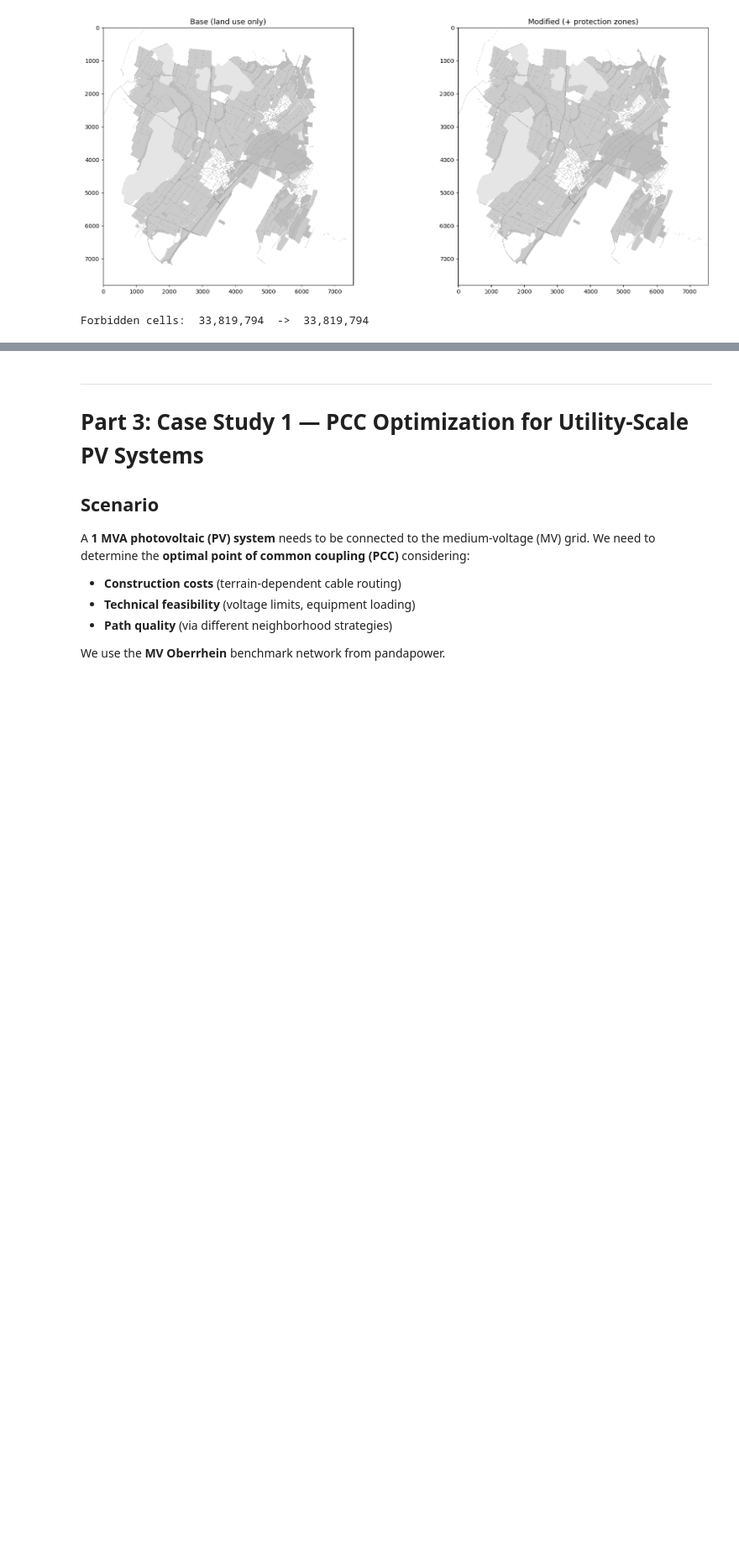
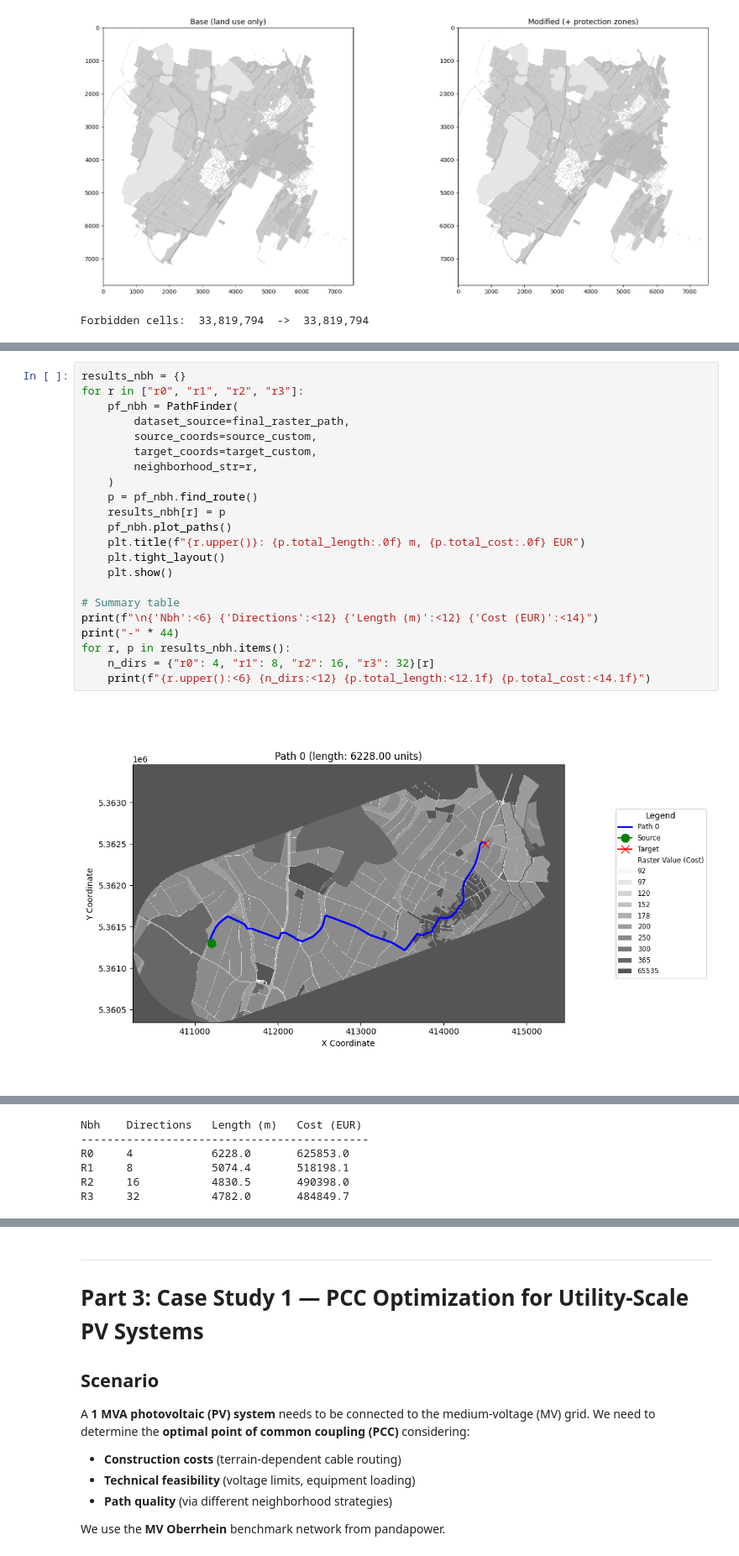
Before and after one commit to mfranz13/pyorps, a Jupyter notebook: tutorial/OSMSES_2026_Tutorial_PYORPS_full.ipynb, the cells around one changed output, grey strips where cells are left out. Shown at 84% size. Drawn from its saved outputs; the diff is of its cells as text; blank space fills up the shorter version.

```diff
--- a/tutorial/OSMSES_2026_Tutorial_PYORPS_full.ipynb
+++ b/tutorial/OSMSES_2026_Tutorial_PYORPS_full.ipynb
@@ -426,0 +399,24 @@ plt.show()
+# %%
+results_nbh = {}
+for r in ["r0", "r1", "r2", "r3"]:
+    pf_nbh = PathFinder(
+        dataset_source=final_raster_path,
+        source_coords=source_custom,
+        target_coords=target_custom,
+        neighborhood_str=r,
+    )
+    p = pf_nbh.find_route()
+    results_nbh[r] = p
+    pf_nbh.plot_paths()
+    plt.title(f"{r.upper()}: {p.total_length:.0f} m, {p.total_cost:.0f} EUR")
+    plt.tight_layout()
+    plt.show()
+
+# Summary table
+print(f"\n{'Nbh':<6} {'Directions':<12} {'Length (m)':<12} {'Cost (EUR)':<14}")
+print("-" * 44)
+for r, p in results_nbh.items():
+    n_dirs = {"r0": 4, "r1": 8, "r2": 16, "r3": 32}[r]
+    print(f"{r.upper():<6} {n_dirs:<12} {p.total_length:<12.1f} {p.total_cost:<14.1f}")
+# %% [output]
+[figure, added]
@@ -426,0 +430,6 @@ plt.show()
+Nbh    Directions   Length (m)   Cost (EUR)
+--------------------------------------------
+R0     4            6228.0       625853.0
+R1     8            5074.4       518198.1
+R2     16           4830.5       490398.0
+R3     32           4782.0       484849.7
```
Also changed, not shown: parts of 37 cells of this notebook, 4 other files.
